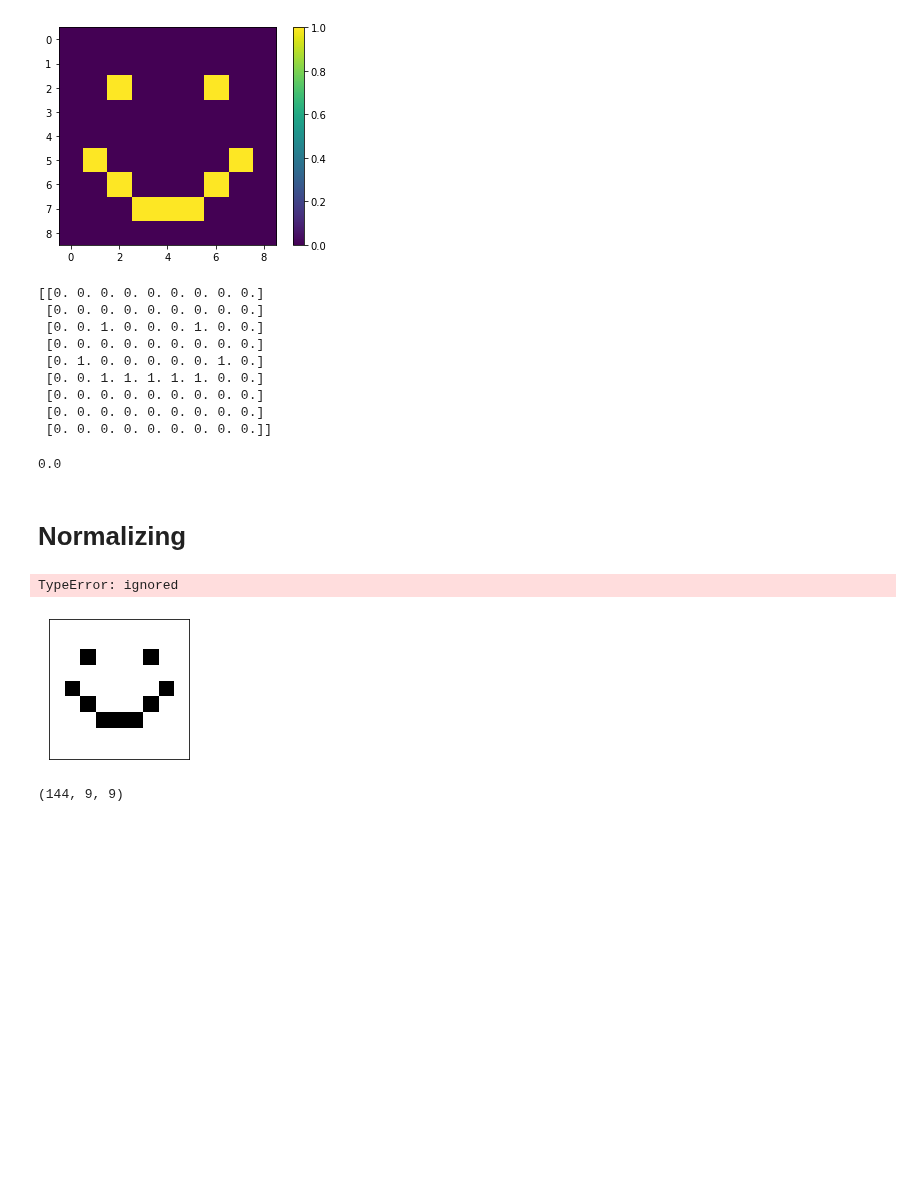
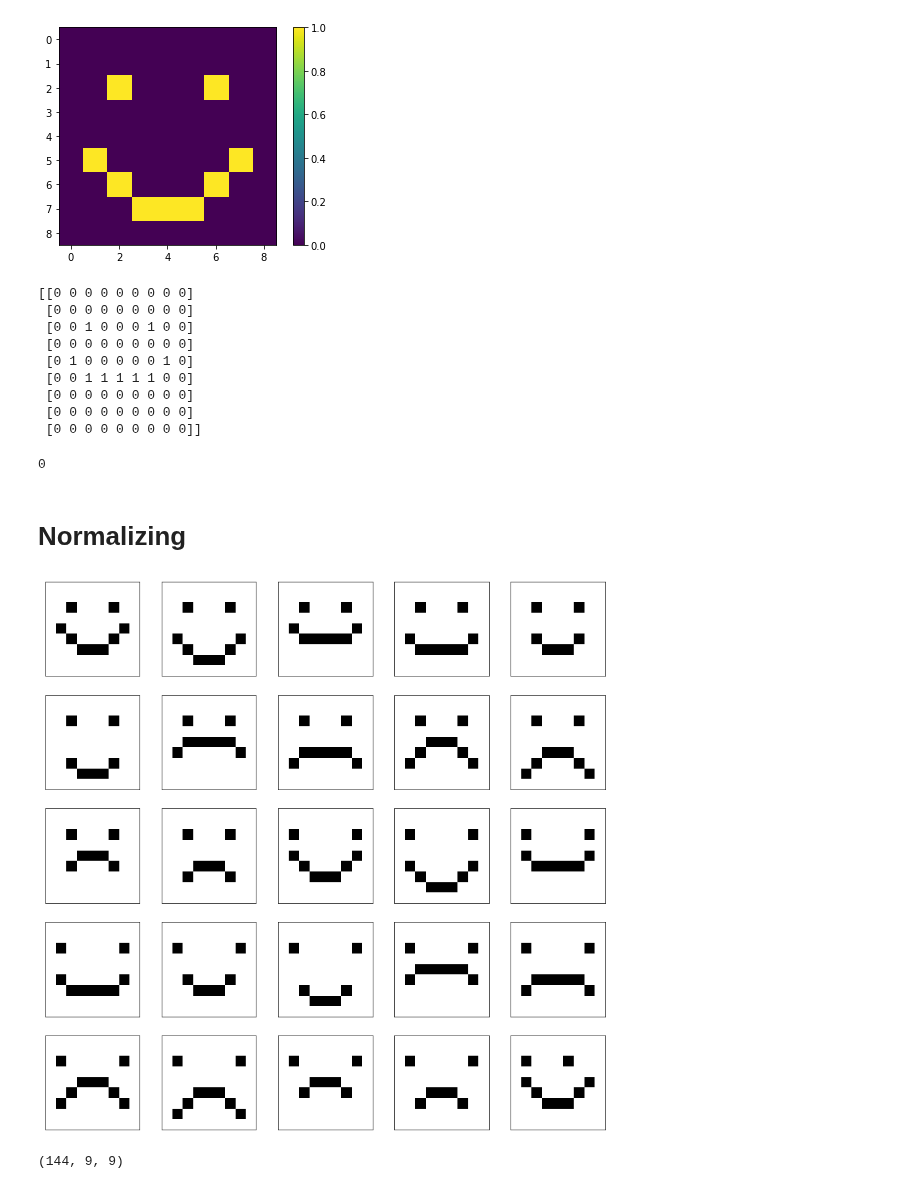
Before and after one commit to harrisuddin/F20DL, a Jupyter notebook: p_6_2_ANN_and_CNN.ipynb, the cells around one changed output. Saved outputs shown, nothing was run; the diff lists cells and outputs as text; code cells hidden in the pictures; blank space fills up the shorter version.

```diff
--- a/p_6_2_ANN_and_CNN.ipynb
+++ b/p_6_2_ANN_and_CNN.ipynb
@@ -32,10 +32,10 @@ y_download = requests.get(y_url).content
 #print(X_download)
 
 
-X = np.load(BytesIO(X_download))
-y = np.load(BytesIO(y_download))
+X = np.load(BytesIO(X_download)).astype(int)
+y = np.load(BytesIO(y_download)).astype(int)
 
-x_train, X_test = X, X
+x_train, x_test = X, X
 y_train, y_test = y, y
 
 #X = np.load(X_download)
@@ -70,19 +69,19 @@ plt.grid(False)
 # %%
 print(x_train[2])
 # %% [output]
-[[0. 0. 0. 0. 0. 0. 0. 0. 0.]
- [0. 0. 0. 0. 0. 0. 0. 0. 0.]
- [0. 0. 1. 0. 0. 0. 1. 0. 0.]
- [0. 0. 0. 0. 0. 0. 0. 0. 0.]
- [0. 1. 0. 0. 0. 0. 0. 1. 0.]
- [0. 0. 1. 1. 1. 1. 1. 0. 0.]
- [0. 0. 0. 0. 0. 0. 0. 0. 0.]
- [0. 0. 0. 0. 0. 0. 0. 0. 0.]
- [0. 0. 0. 0. 0. 0. 0. 0. 0.]]
+[[0 0 0 0 0 0 0 0 0]
+ [0 0 0 0 0 0 0 0 0]
+ [0 0 1 0 0 0 1 0 0]
+ [0 0 0 0 0 0 0 0 0]
+ [0 1 0 0 0 0 0 1 0]
+ [0 0 1 1 1 1 1 0 0]
+ [0 0 0 0 0 0 0 0 0]
+ [0 0 0 0 0 0 0 0 0]
+ [0 0 0 0 0 0 0 0 0]]
 # %%
 print(y_train[2])
 # %% [output]
-0.0
+0
 # %% [markdown]
 # Normalizing
 # %%
@@ -91,16 +90,17 @@ x_test = x_test / 255.0
 # %%
 plt.figure(figsize=(15,15))
 for i in range(25):
+    #i = int(i)
     plt.subplot(5,5,i+1)
     plt.xticks([])
     plt.yticks([])
     plt.grid(False)
     plt.imshow(x_train[i], cmap=plt.cm.binary)
-    plt.xlabel(class_names[y_train[i]])
+    i = int(i)
+    #plt.xlabel(class_names[y_train[i]])
 plt.show()
 # %% [output]
-TypeError: ignored
-[figure, old version]
+[figure, new version]
 # %%
 x_train.shape #28*28=784
 # %% [output]
```
Also changed, not shown: parts of 30 cells of this notebook.
